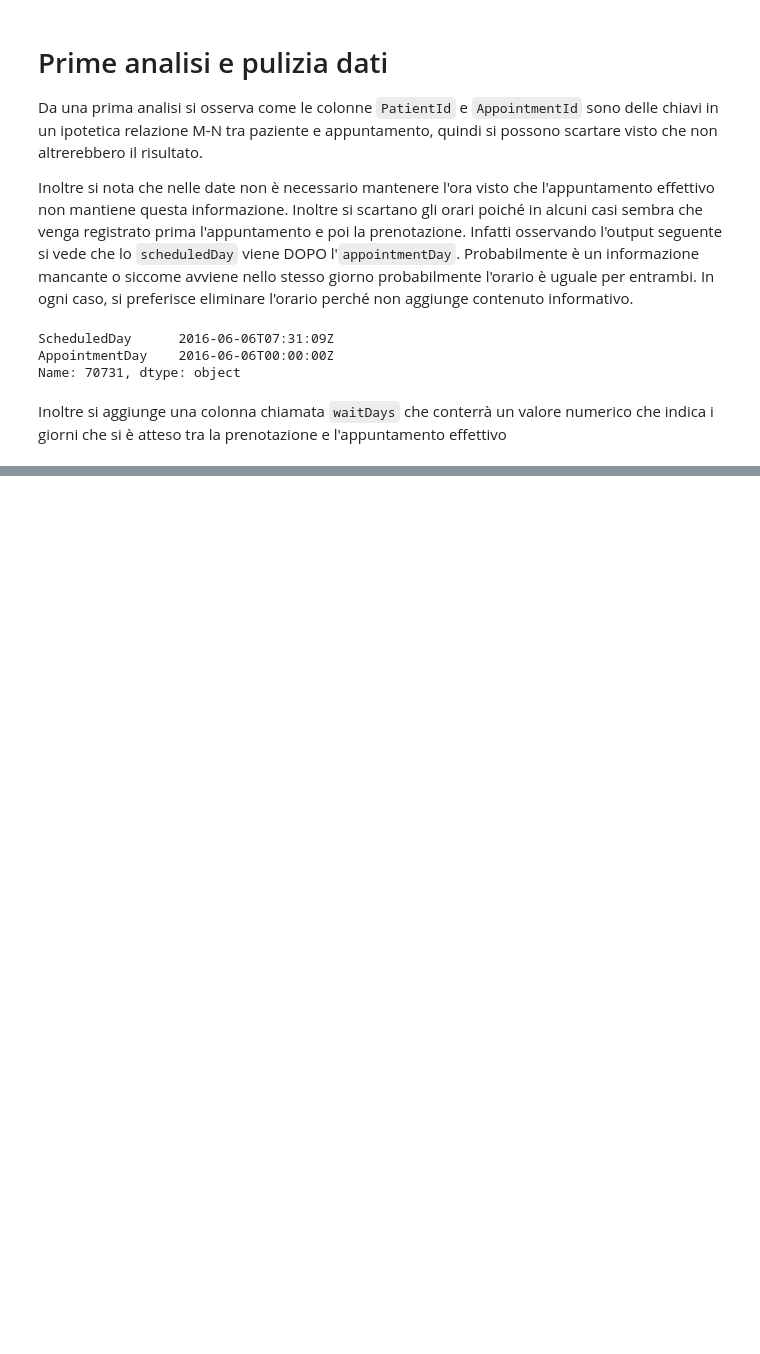
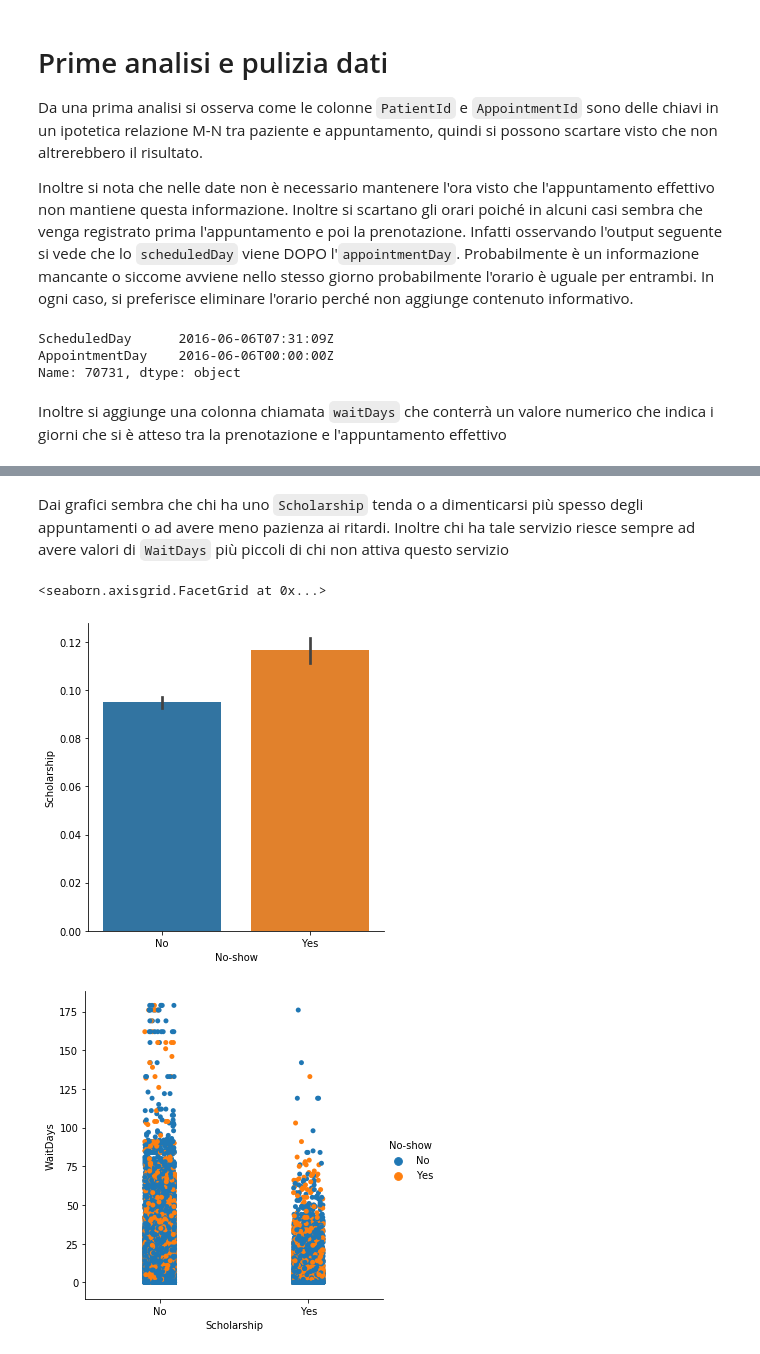
Before and after one commit to antonio-turco/ia-esame-giugno, a Jupyter notebook: Training.ipynb, the cells around one changed output, grey strips where cells are left out. Drawn from its saved outputs; the diff is of its cells as text; code cells hidden in the pictures; blank space fills up the shorter version.

```diff
--- a/Training.ipynb
+++ b/Training.ipynb
@@ -86,0 +149,12 @@ train = train.drop(labels=["AppointmentID", "PatientId"], axis=1)
+# %% [markdown]
+Dai grafici sembra che chi ha uno `Scholarship` tenda o a dimenticarsi più spesso degli appuntamenti o ad avere meno pazienza ai ritardi. Inoltre chi ha tale servizio riesce sempre ad avere valori di `WaitDays` più piccoli di chi non attiva questo servizio
+# %%
+sns.catplot(x="No-show", y="Scholarship", kind="bar", data=train)
+
+plot_train = train.copy()
+plot_train.Scholarship = plot_train.Scholarship.map({1:"Yes", 0:"No"})
+sns.catplot(y="WaitDays", x="Scholarship", hue="No-show", data=plot_train)
+# %% [output]
+<seaborn.axisgrid.FacetGrid at 0x...>
+[figure, added]
+[figure, added]
```
Also changed, not shown: parts of 13 cells of this notebook.
